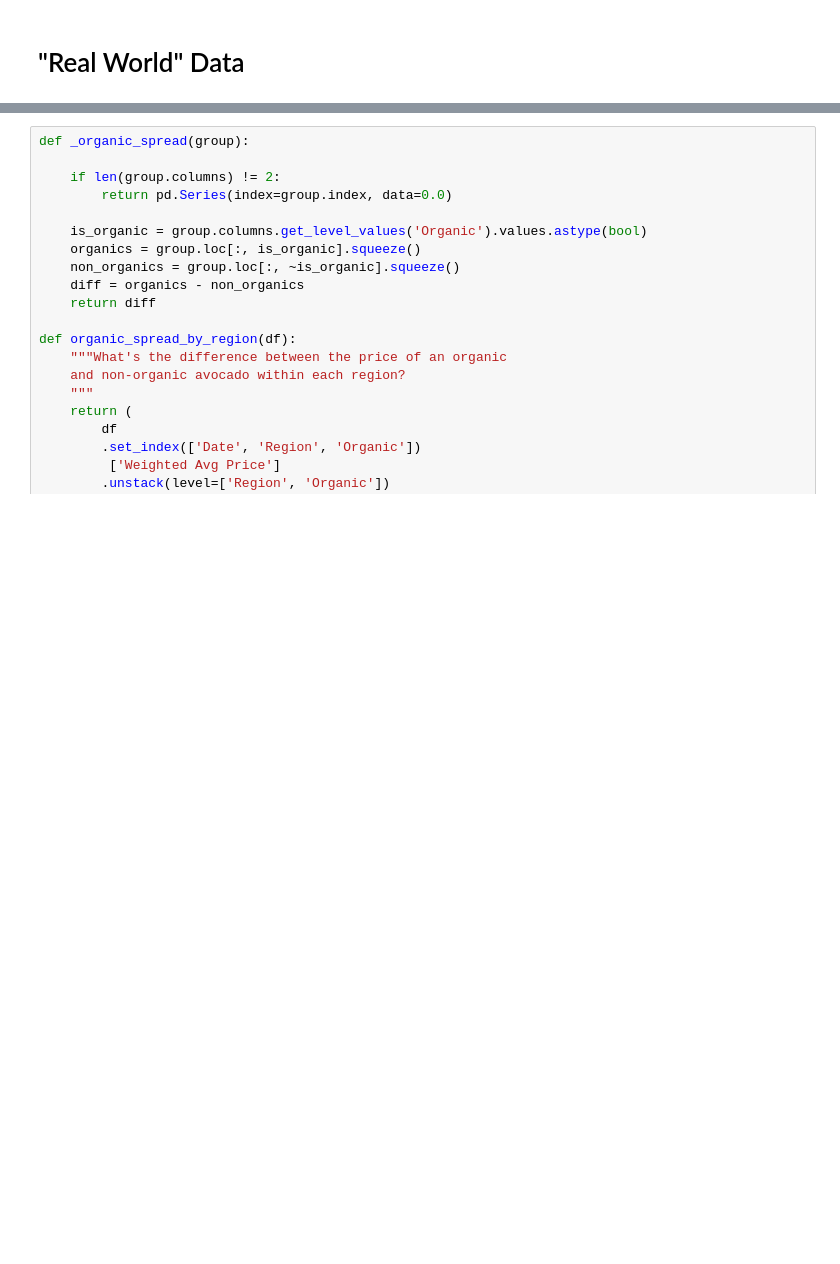
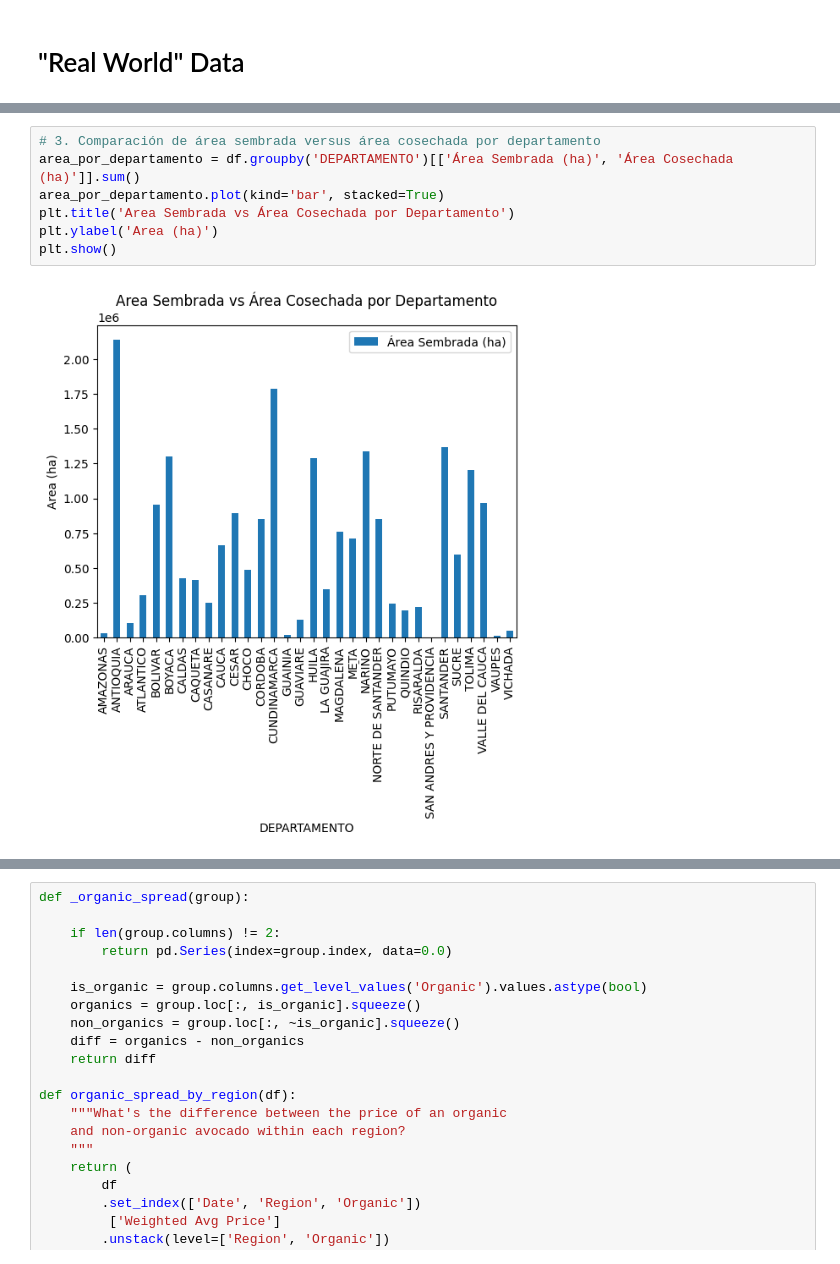
Before and after one commit to MateoAV/MetNumUN2024II, a Jupyter notebook: Lab2/Lab2.ipynb, the cells around one changed output, grey strips where cells are left out. Cells and saved outputs as stored; diff of their text form; blank space fills up the shorter version.

```diff
--- a/Lab2/Lab2.ipynb
+++ b/Lab2/Lab2.ipynb
@@ -1296,0 +1346,9 @@ hass.groupby(['Date', 'Region'])['Weighted Avg Price'].mean().unstack().ffill().
+# %%
+# 3. Comparación de área sembrada versus área cosechada por departamento
+area_por_departamento = df.groupby('DEPARTAMENTO')[['Área Sembrada (ha)', 'Área Cosechada (ha)']].sum()
+area_por_departamento.plot(kind='bar', stacked=True)
+plt.title('Area Sembrada vs Área Cosechada por Departamento')
+plt.ylabel('Area (ha)')
+plt.show()
+# %% [output]
+[figure, added]
```
Also changed, not shown: parts of 12 cells of this notebook.
